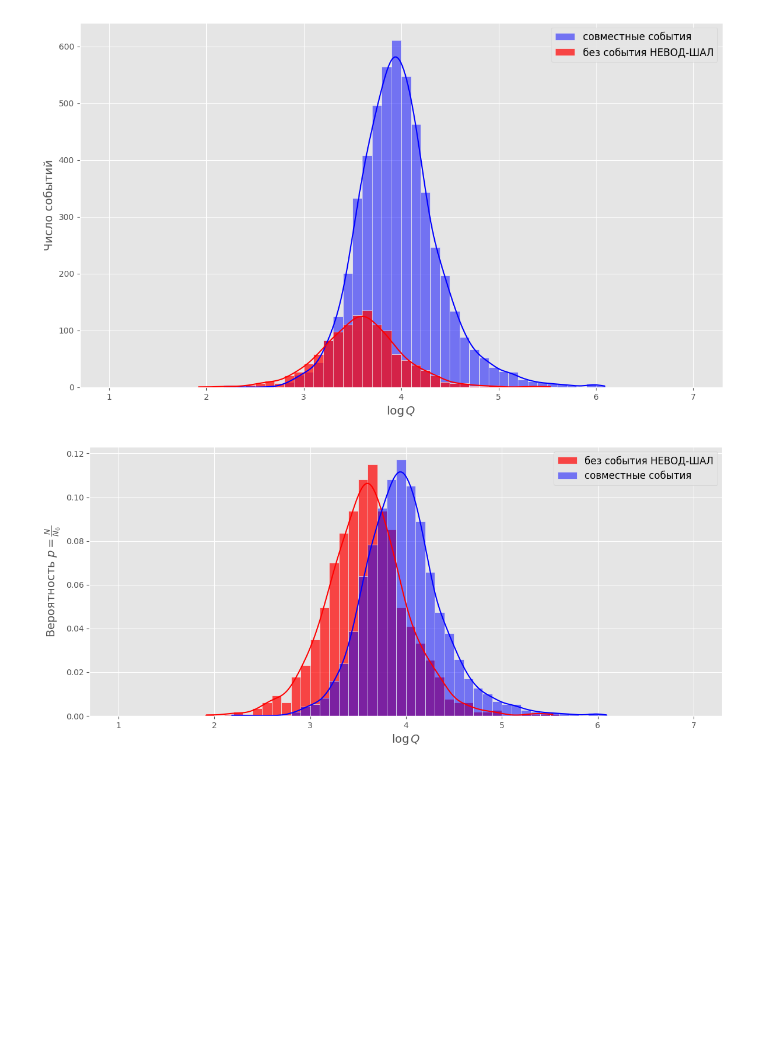
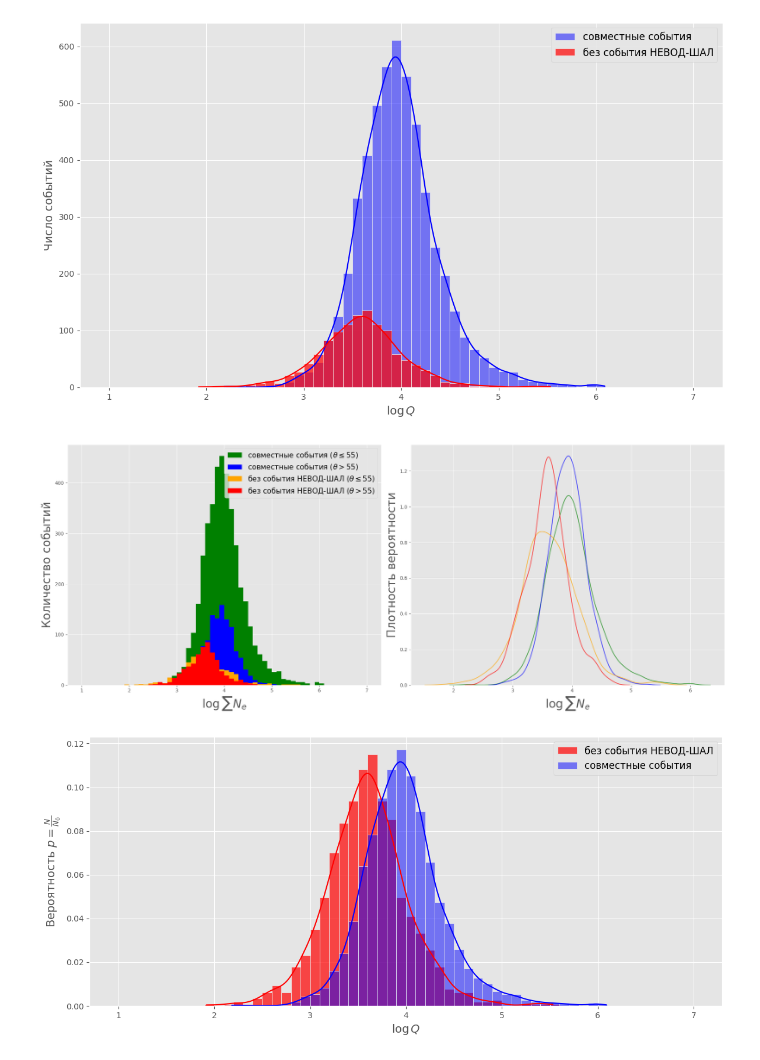
Before and after one commit to matalhim/EAS, a Jupyter notebook: DCR-NVD-SCT/main.ipynb, the cells around one changed output. Drawn from its saved outputs; the diff is of its cells as text; code cells hidden in the pictures; blank space fills up the shorter version.

```diff
--- a/DCR-NVD-SCT/main.ipynb
+++ b/DCR-NVD-SCT/main.ipynb
@@ -114,6 +123,48 @@ plt.savefig('plots/events_logQ.png')
 plt.show()
 # %% [output]
 [figure]
+# %%
+log_events = np.log10(events['SumNpeGoodCorr'])
+log_not_events = np.log10(not_events['SumNpeGoodCorr'])
+theta_events = events['Teta'].to_numpy()
+theta_not_events = not_events['Teta'].to_numpy()
+
+min_bin = min(log_events.min(), log_not_events.min())
+max_bin = max(log_events.max(), log_not_events.max())
+bins = np.arange(np.floor(min_bin), np.ceil(max_bin) + 0.1, 0.1)
+
+fig, axs = plt.subplots(1, 2, figsize=(20, 8))
+
+axs[0].hist(log_events[(theta_events <= 55)], bins=bins,
+            color='green', alpha=1, label=r'совместные события ($\theta \leq 55$)')
+axs[0].hist(log_events[(theta_events > 55)], bins=bins,
+            color='blue', alpha=1, label=r'совместные события ($\theta > 55$)')
+axs[0].hist(log_not_events[(theta_not_events <= 55)], bins=bins,
+            color='orange', alpha=1, label=r'без события НЕВОД-ШАЛ ($\theta \leq 55$)')
+axs[0].hist(log_not_events[(theta_not_events > 55)], bins=bins,
+            color='red', alpha=1, label=r'без события НЕВОД-ШАЛ ($\theta > 55$)')
+axs[0].set_xlabel(r'$\log{\sum N_e}$', fontsize=24)
+axs[0].set_ylabel('Количество событий', fontsize=24)
+axs[0].legend(fontsize=15)
+axs[0].grid(True)
+
+sns.kdeplot(log_events[(theta_events <= 55)], color='green', ax=axs[1],
+            label=r'совместные события ($\theta \leq 55$)', fill=False, common_norm=True, alpha=0.7)
+sns.kdeplot(log_events[(theta_events > 55)], color='blue', ax=axs[1],
+            label=r'совместные события ($\theta > 55$)', fill=False, common_norm=True, alpha=0.7)
+sns.kdeplot(log_not_events[(theta_not_events <= 55)], color='orange', ax=axs[1],
+            label=r'без события НЕВОД-ШАЛ ($\theta \leq 55$)', fill=False, common_norm=True, alpha=0.7)
+sns.kdeplot(log_not_events[(theta_not_events > 55)], color='red', ax=axs[1],
+            label=r'без события НЕВОД-ШАЛ ($\theta > 55$)', fill=False, common_norm=True, alpha=0.7)
+axs[1].set_xlabel(r'$\log{\sum N_e}$', fontsize=24)
+axs[1].set_ylabel('Плотность вероятности', fontsize=24)
+axs[1].grid(True)
+
+plt.tight_layout()
+plt.savefig('plots/logQ_theta55.png')
+plt.show()
+# %% [output]
+[figure, added]
 # %%
 log_events = np.log10(events['SumNpeGoodCorr'])
 log_not_events = np.log10(not_events['SumNpeGoodCorr'])
```
Also changed, not shown: parts of 4 cells of this notebook.
